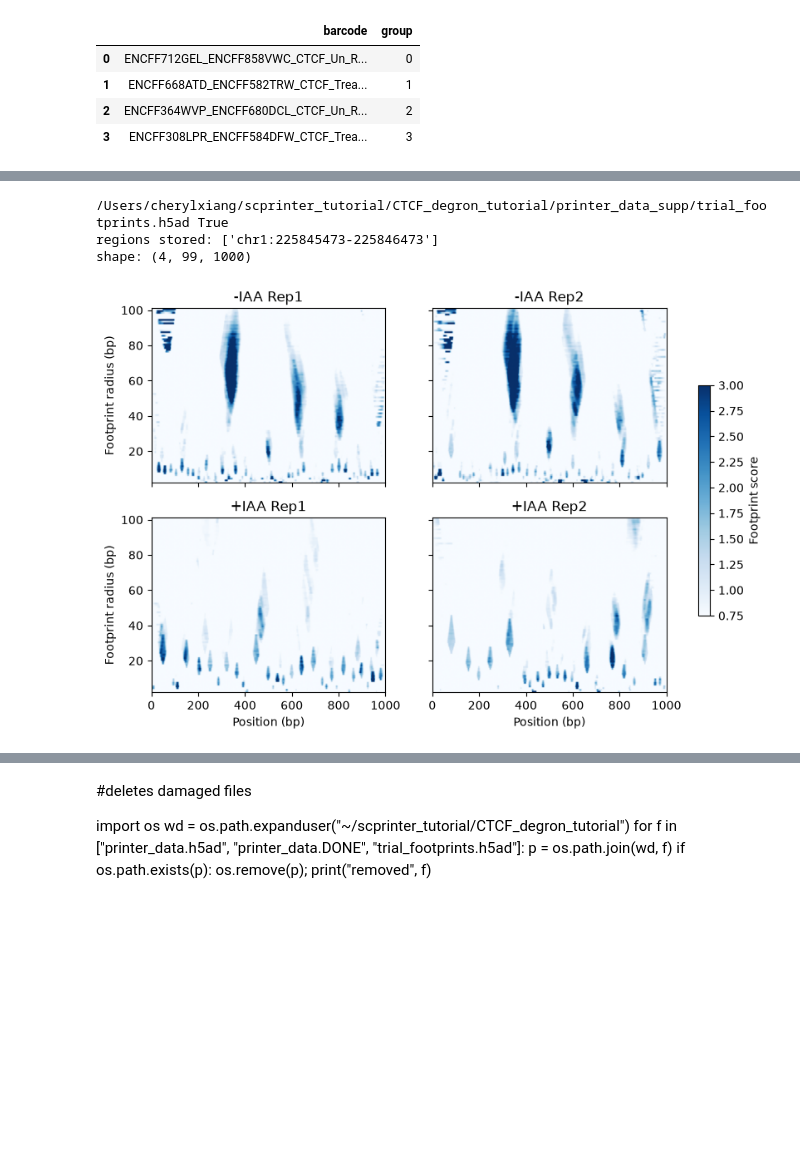
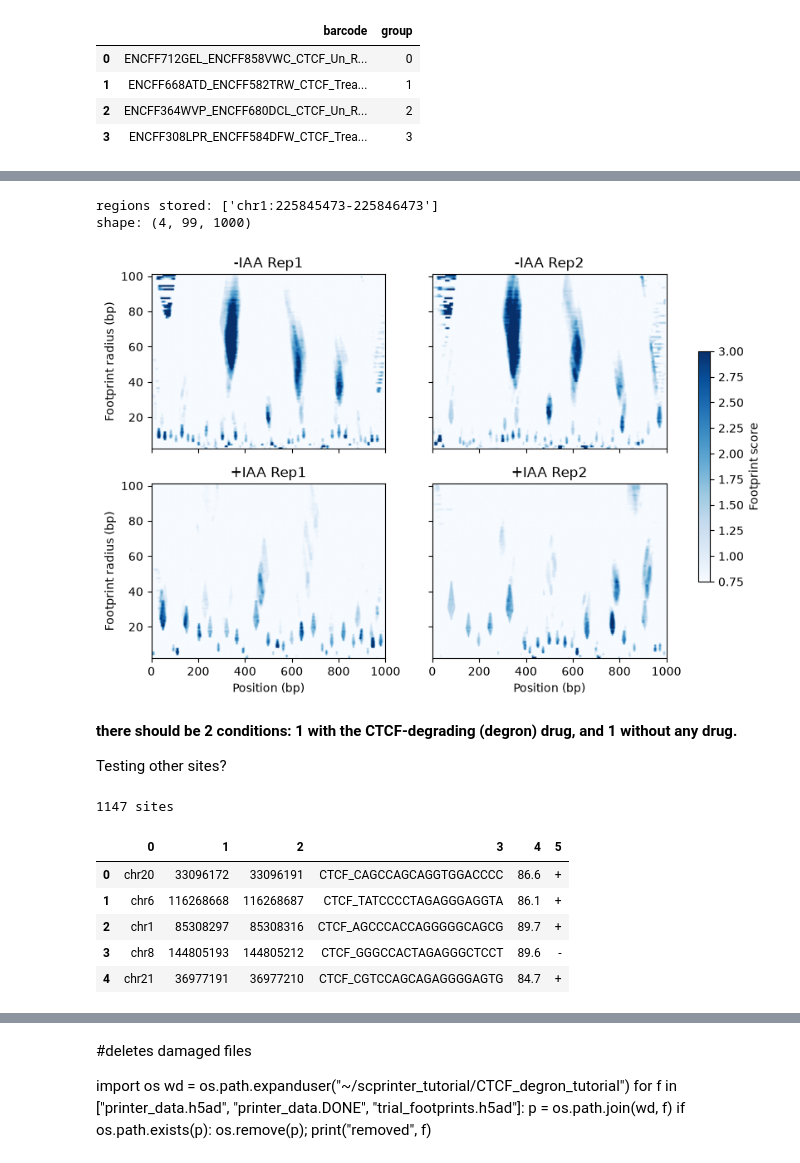
Before and after one commit to cheryl-xiang/printing, a Jupyter notebook: ctcf_footprinting.ipynb, the cells around one changed output, grey strips where cells are left out. Drawn from its saved outputs; the diff is of its cells as text; code cells hidden in the pictures; blank space fills up the shorter version.

```diff
--- a/ctcf_footprinting.ipynb
+++ b/ctcf_footprinting.ipynb
@@ -173,27 +170,43 @@ takes 123.68560981750488
 # %%
-import h5py
+# --- load the footprints ---
 fp_path = os.path.join(printer.file_path, "trial_footprints.h5ad")
-print(fp_path, os.path.exists(fp_path))
-
-with h5py.File(fp_path, "r") as f:
+with h5py.File(fp_path, "r", locking=False) as f:
     ids = list(f["obsm"].keys())
     print("regions stored:", ids)
     fp = f["obsm"][ids[0]][:]
-print("shape:", fp.shape)   # expect (4, n_scales, 1000)
+print("shape:", fp.shape)   # (4, n_scales, 1000)
+
+# --- plot ---
+samples = ["-IAA Rep1", "+IAA Rep1", "-IAA Rep2", "+IAA Rep2"]   # groups 0-3
+fig, axes = plt.subplots(2, 2, figsize=(10, 6), sharex=True, sharey=True)
+for k, ax in enumerate(axes.T.ravel()):        # column-major, matching the tutorial layout
+    im = ax.imshow(fp[k], aspect="auto", origin="lower", cmap="Blues", vmin=0.75, vmax=3.0,
+                   extent=[0, fp.shape[2], 2, 2 + fp.shape[1]])
+    ax.set_title(samples[k])
+axes[1, 0].set_xlabel("Position (bp)"); axes[1, 1].set_xlabel("Position (bp)")
+axes[0, 0].set_ylabel("Footprint radius (bp)"); axes[1, 0].set_ylabel("Footprint radius (bp)")
+fig.colorbar(im, ax=axes, shrink=0.6, label="Footprint score")
+plt.show()
 # %% [output]
-/Users/cherylxiang/scprinter_tutorial/CTCF_degron_tutorial/printer_data_supp/trial_footprints.h5ad True
 regions stored: ['chr1:225845473-225846473']
 shape: (4, 99, 1000)
+[figure, added]
-# %%
-samples = ["-IAA Rep1", "+IAA Rep1", "-IAA Rep2", "+IAA Rep2"]   # same order as groups 0-3
-fig, axes = plt.subplots(2, 2, figsize=(10, 6), sharex=True, sharey=True)
-for k, ax in enumerate(axes.T.ravel()):        # column-major, matching the tutorial layout
-    im = ax.imshow(fp[k], aspect="auto", origin="lower", cmap="Blues", vmin=0.75, vmax=3.0,
-                   extent=[0, fp.shape[2], 2, 2 + fp.shape[1]])
-    ax.set_title(samples[k])
-axes[1, 0].set_xlabel("Position (bp)"); axes[1, 1].set_xlabel("Position (bp)")
-axes[0, 0].set_ylabel("Footprint radius (bp)"); axes[1, 0].set_ylabel("Footprint radius (bp)")
-fig.colorbar(im, ax=axes, shrink=0.6, label="Footprint score")
-plt.show()
-# %% [output]
-[figure, removed]
+# %% [markdown]
+**there should be 2 conditions: 1 with the CTCF-degrading (degron) drug, and 1 without any drug.**
+
+Testing other sites?
+# %%
+# Pre-filtered CTCF sites from the Zenodo download:
+# accessible, lose CTCF with the degron drug, sorted strongest first.
+# (Same result as tutorial cells 10–12, without the memory-heavy computation.)
+CTCF_bed_filt = pd.read_table(os.path.join(wd, "CTCF_unibind_filt.bed"), header=None)
+print(len(CTCF_bed_filt), "sites")   # ~1,147
+CTCF_bed_filt.head()
+# %% [output]
+1147 sites
+|  | 0 | 1 | 2 | 3 | 4 | 5 |
+| 0 | chr20 | 33096172 | 33096191 | CTCF_CAGCCAGCAGGTGGACCCC | 86.6 | + |
+| 1 | chr6 | 116268668 | 116268687 | CTCF_TATCCCCTAGAGGGAGGTA | 86.1 | + |
+| 2 | chr1 | 85308297 | 85308316 | CTCF_AGCCCACCAGGGGGCAGCG | 89.7 | + |
+| 3 | chr8 | 144805193 | 144805212 | CTCF_GGGCCACTAGAGGGCTCCT | 89.6 | - |
+| 4 | chr21 | 36977191 | 36977210 | CTCF_CGTCCAGCAGAGGGGAGTG | 84.7 | + |
```
Also changed, not shown: parts of 6 cells of this notebook.
